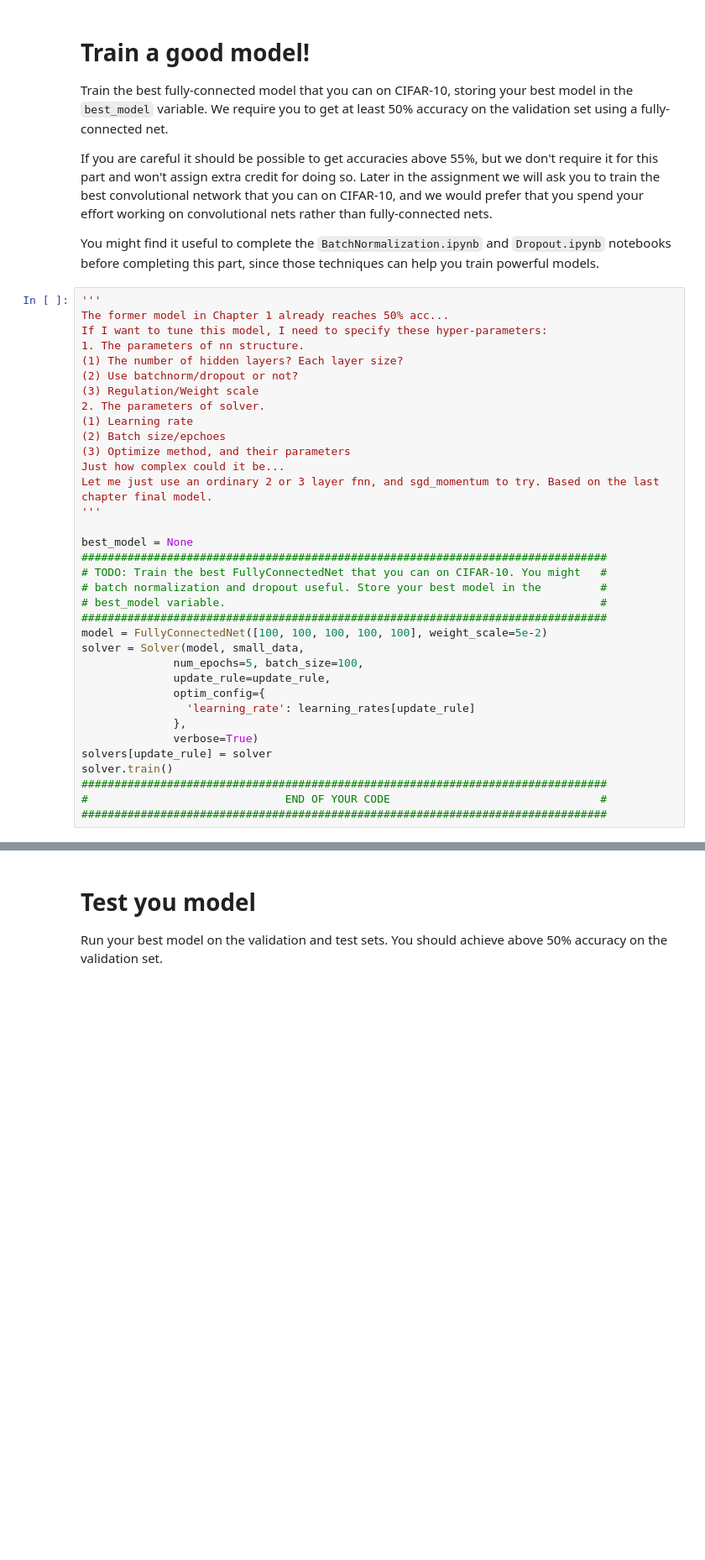
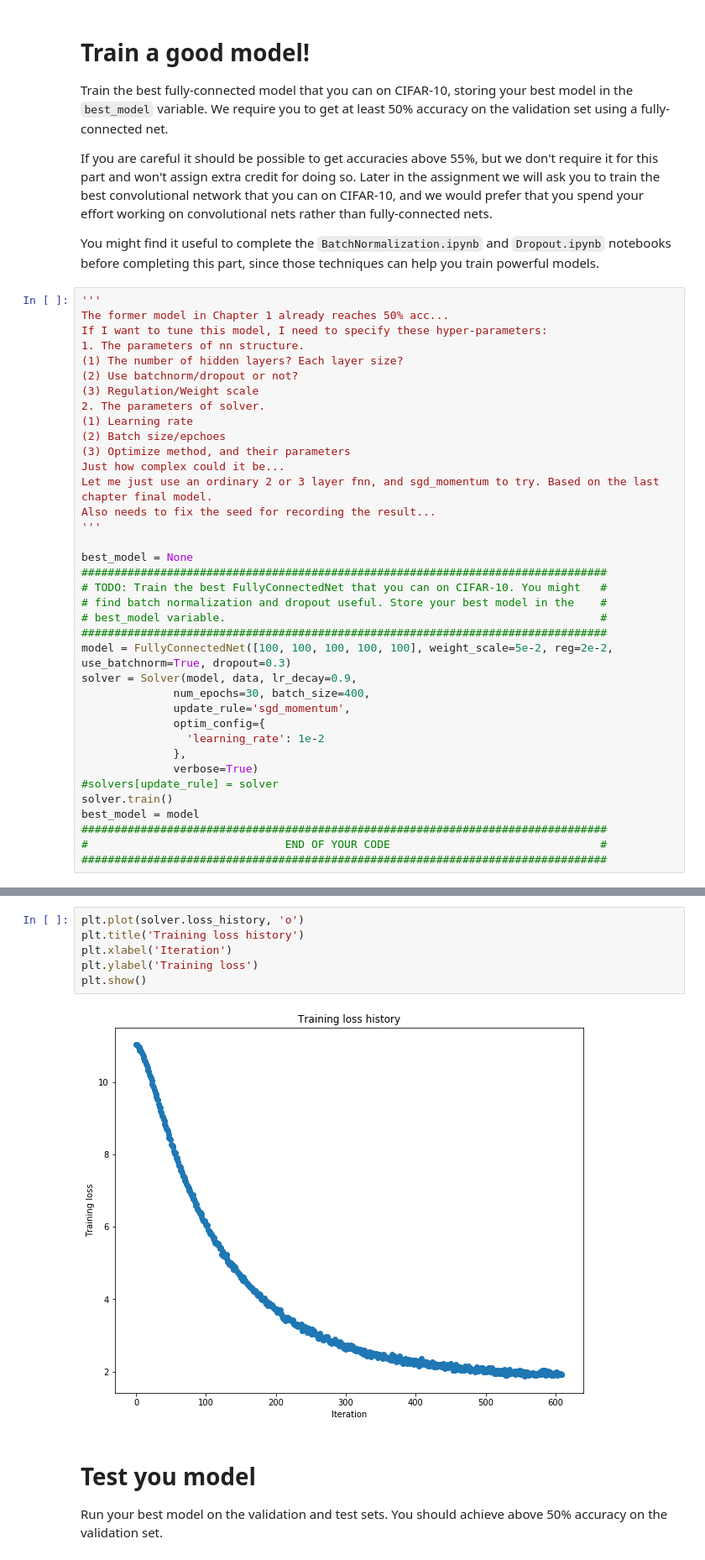
Before and after one commit to Aran00/CS231nAssignments, a Jupyter notebook: assignment2/FullyConnectedNets.ipynb, the cells around one changed output, grey strips where cells are left out. Shown: that part at 84% size. Cells and saved outputs as stored; diff of their text form; blank space fills up the shorter version.

```diff
--- a/assignment2/FullyConnectedNets.ipynb
+++ b/assignment2/FullyConnectedNets.ipynb
@@ -828,24 +824,26 @@ If I want to tune this model, I need to specify these hyper-parameters:
 (3) Optimize method, and their parameters
 Just how complex could it be...
 Let me just use an ordinary 2 or 3 layer fnn, and sgd_momentum to try. Based on the last chapter final model.
+Also needs to fix the seed for recording the result...
 '''
 
 best_model = None
 ################################################################################
 # TODO: Train the best FullyConnectedNet that you can on CIFAR-10. You might   #
-# batch normalization and dropout useful. Store your best model in the         #
+# find batch normalization and dropout useful. Store your best model in the    #
 # best_model variable.                                                         #
 ################################################################################
-model = FullyConnectedNet([100, 100, 100, 100, 100], weight_scale=5e-2)
-solver = Solver(model, small_data,
-              num_epochs=5, batch_size=100,
-              update_rule=update_rule,
+model = FullyConnectedNet([100, 100, 100, 100, 100], weight_scale=5e-2, reg=2e-2, use_batchnorm=True, dropout=0.3)
+solver = Solver(model, data, lr_decay=0.9,
+              num_epochs=30, batch_size=400,
+              update_rule='sgd_momentum',
               optim_config={
-                'learning_rate': learning_rates[update_rule]
+                'learning_rate': 1e-2
               },
               verbose=True)
-solvers[update_rule] = solver
+#solvers[update_rule] = solver
 solver.train()
+best_model = model
 ################################################################################
 #                              END OF YOUR CODE                                #
 ################################################################################
@@ -852,3 +868,11 @@ solver.train()
+# %%
+plt.plot(solver.loss_history, 'o')
+plt.title('Training loss history')
+plt.xlabel('Iteration')
+plt.ylabel('Training loss')
+plt.show()
+# %% [output]
+[figure, added]
 # %% [markdown]
 # Test you model
 Run your best model on the validation and test sets. You should achieve above 50% accuracy on the validation set.
```
Also changed, not shown: parts of 17 cells of this notebook.
